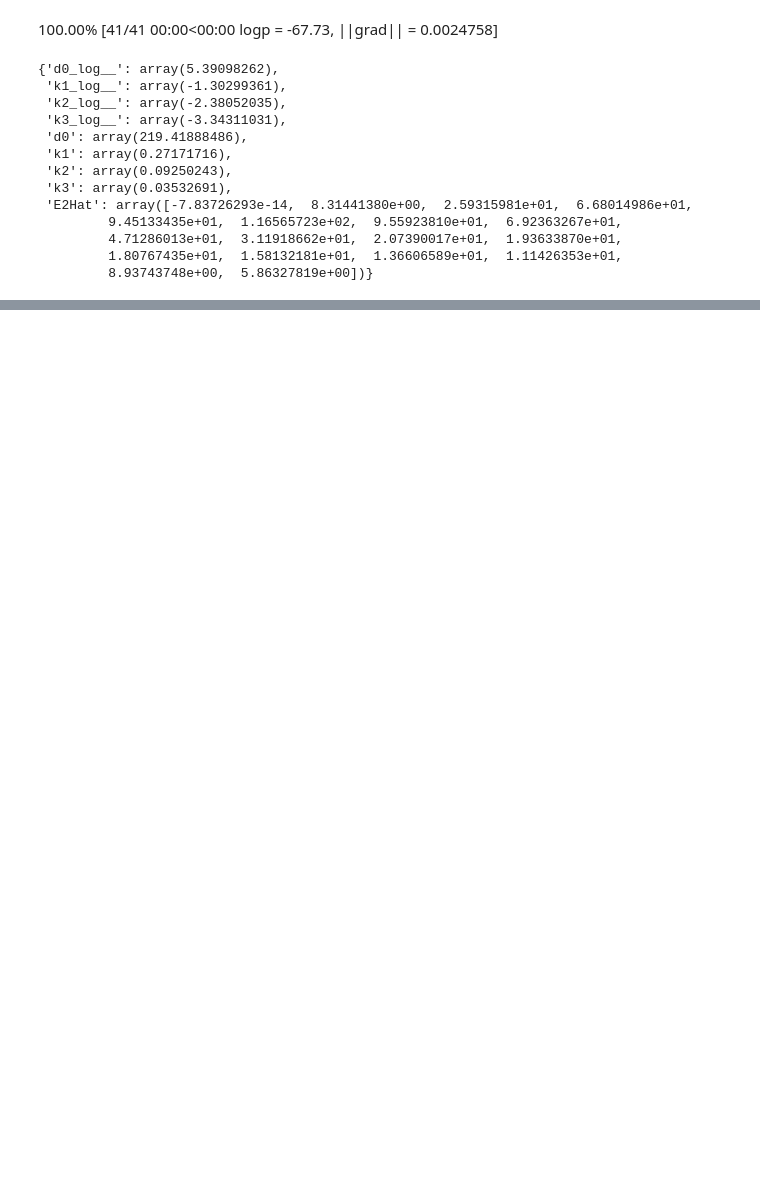
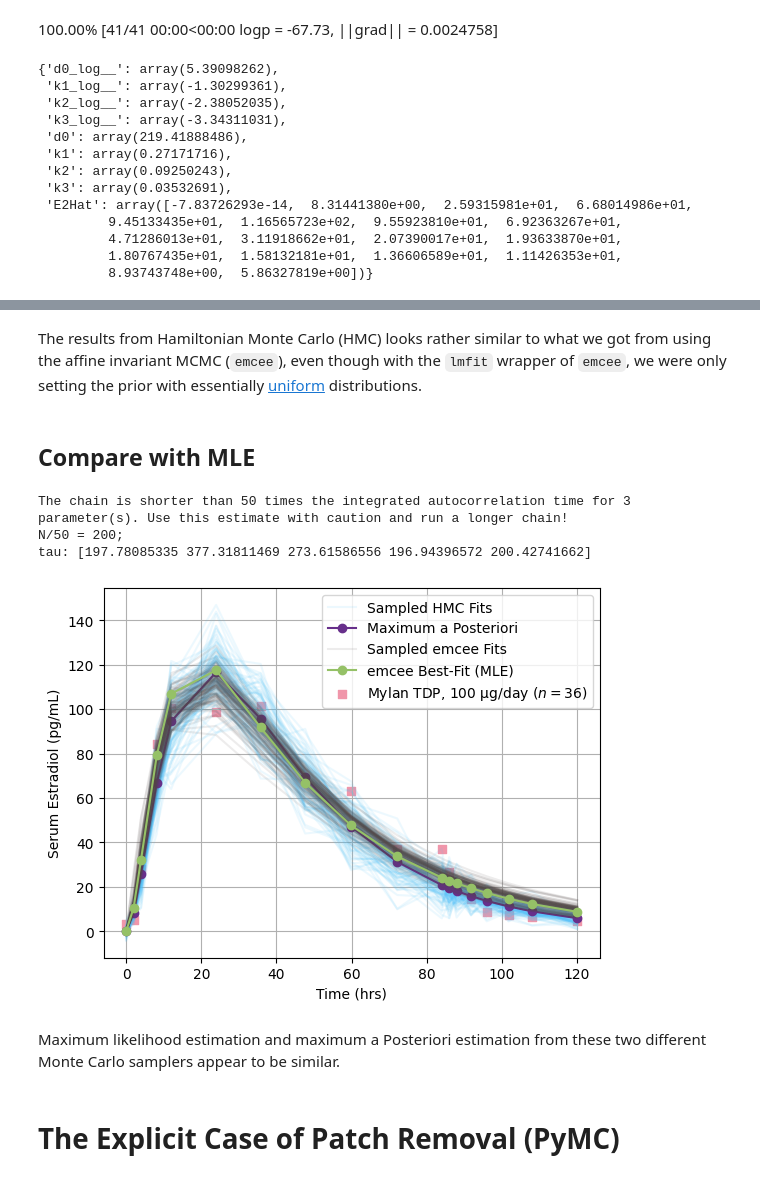
Before and after one commit to transturion/modeling, a Jupyter notebook: 4_Hierarchical_3-Compartment.ipynb, the cells around one changed output, grey strips where cells are left out. Cells and saved outputs as stored; diff of their text form; code cells hidden in the pictures; blank space fills up the shorter version.

```diff
--- a/4_Hierarchical_3-Compartment.ipynb
+++ b/4_Hierarchical_3-Compartment.ipynb
@@ -300,0 +282,61 @@ plt.show()
+# %% [markdown]
+The results from Hamiltonian Monte Carlo (HMC) looks rather similar to what we got from using the affine invariant MCMC (`emcee`), even though with the `lmfit` wrapper of `emcee`, we were only setting the prior with essentially [uniform](https://www.pymc.io/projects/docs/en/latest/api/distributions/generated/pymc.Uniform.html) distributions.
+# %% [markdown]
+## Compare with MLE
+# %%
+def E2np(t, d0, k1, k2, k3):
+    summation = 0
+    innerFunc1 = np.exp(-k1 * t) / ((k1 - k2) * (k1 - k3))
+    innerFunc2 = np.exp(-k2 * t) / ((k1 - k2) * (k2 - k3))
+    innerFunc3 = np.exp(-k3 * t) / ((k1 - k3) * (k2 - k3))
+    summation = d0 * (innerFunc1 - innerFunc2 + innerFunc3)
+    return k1 * k2 * summation
+
+import lmfit
+# setting up model using lmfit
+Mylan100Model = lmfit.Model(E2np)
+
+Mylan100Params = Mylan100Model.make_params(d0=dict(value=100,min=0,max=250),
+                                           k1=dict(value=1/(100/24),min=0.1,max=0.5),
+                                           k2=dict(value=2,min=0,max=10),
+                                           k3=dict(value=1/37,min=0.01,max=0.1))
+
+emcee_kws = dict(steps=10000, burn=500, thin=20, is_weighted=False)
+
+result_emcee = Mylan100Model.fit(data=MylanTDP100[:,1], t=MylanTDP100[:,0],
+                                 params=Mylan100Params, method='emcee',
+                                 nan_policy='omit', fit_kws=emcee_kws)
+# %% [output]
+The chain is shorter than 50 times the integrated autocorrelation time for 3 parameter(s). Use this estimate with caution and run a longer chain!
+N/50 = 200;
+tau: [197.78085335 377.31811469 273.61586556 196.94396572 200.42741662]
+# %%
+# plot and compare the outputs of the two samplers used (PyMC and emcee)
+
+inds = np.random.randint(len(Mylan100Hat), size=100)
+indss = np.random.randint(len(result_emcee.flatchain), size=100)
+
+for ind in inds:
+    plt.plot(MylanTDP100[:,0], Mylan100Hat[ind], alpha=0.1, color='#4EC2F8')
+plt.plot(MylanTDP100[:,0], Mylan100Hat[50000], alpha=0.1, color='#4EC2F8', label='Sampled HMC Fits')
+plt.plot(MylanTDP100[:,0], Mylan100MAP['E2Hat'], label='Maximum a Posteriori', color='#672F8B', marker='o')
+
+for ind in indss:
+    sample = (result_emcee.flatchain["d0"][ind], result_emcee.flatchain["k1"][ind],
+              result_emcee.flatchain["k2"][ind], result_emcee.flatchain["k3"][ind])
+    plt.plot(MylanTDP100[:,0], E2np(MylanTDP100[:,0], sample[0], sample[1], sample[2], sample[3]), alpha=0.1, color='#544a49')
+plt.plot(MylanTDP100[:,0], E2np(MylanTDP100[:,0], sample[0], sample[1], sample[2], sample[3]), alpha=0.1, color='#544a49', label='Sampled emcee Fits')
+plt.plot(MylanTDP100[:,0], result_emcee.best_fit, label='emcee Best-Fit (MLE)', color='#95c167', marker='o')
+
+plt.scatter(MylanTDP100[:,0], MylanTDP100[:,1], color='#F096AA', marker='s', label="Mylan TDP, 100 $\\rm\\mu g$/day ($n=36$)")
+plt.grid(visible=True)
+plt.xlabel('Time (hrs)')
+plt.ylabel('Serum Estradiol (pg/mL)')
+plt.legend()
+plt.show()
+# %% [output]
+[figure, added]
+# %% [markdown]
+Maximum likelihood estimation and maximum a Posteriori estimation from these two different Monte Carlo samplers appear to be similar.
+# %% [markdown]
+# The Explicit Case of Patch Removal (PyMC)
```
Also changed, not shown: parts of 23 cells of this notebook, 1 other file.
